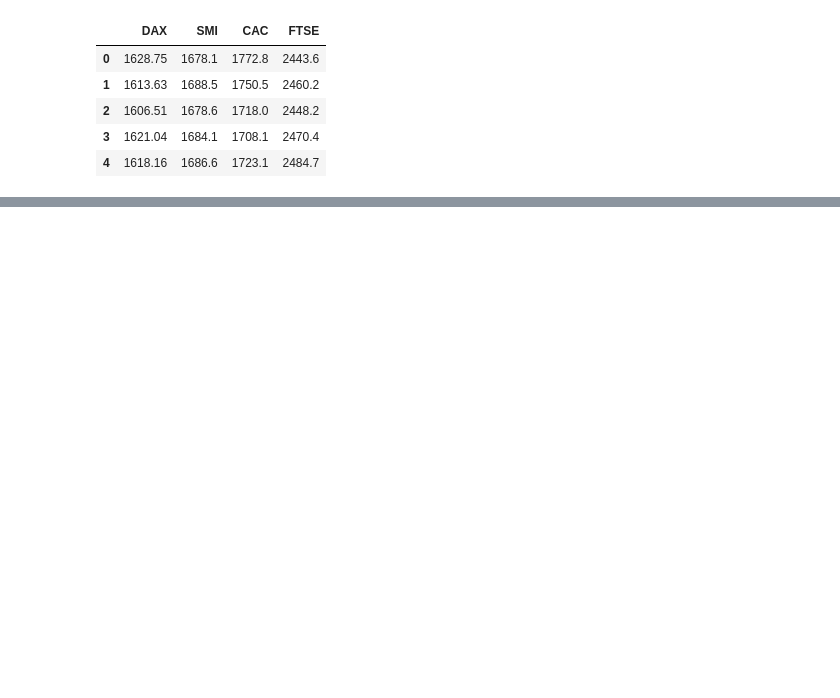
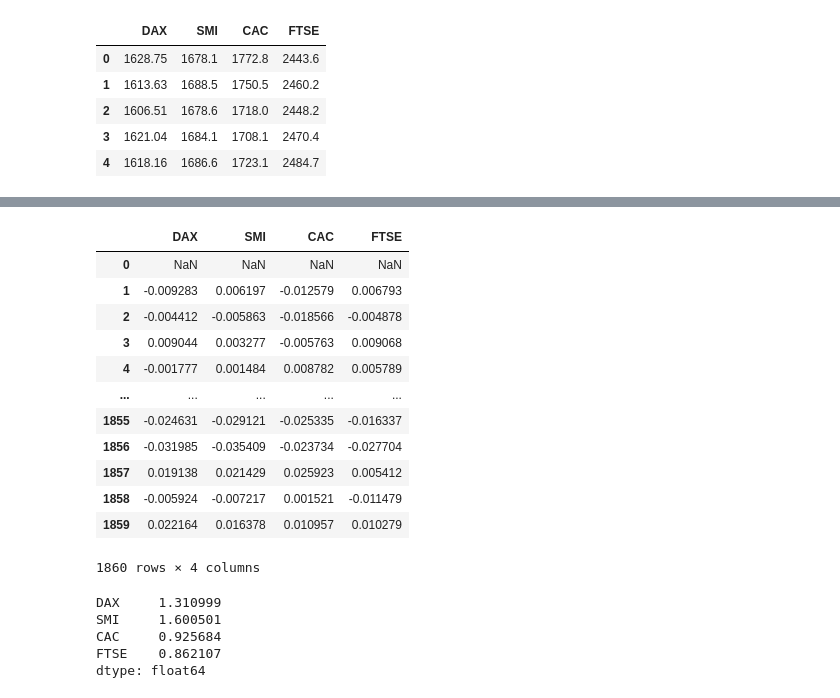
Before and after one commit to BenSerg/ML-labs-polytech, a Jupyter notebook: Regression/task5.ipynb, the cells around one changed output, grey strips where cells are left out. Cells and saved outputs as stored; diff of their text form; code cells hidden in the pictures; blank space fills up the shorter version.

```diff
--- a/Regression/task5.ipynb
+++ b/Regression/task5.ipynb
@@ -33,0 +50,24 @@ for i in df.columns:
+# %%
+df.pct_change()
+# %% [output]
+|  | DAX | SMI | CAC | FTSE |
+| 0 | NaN | NaN | NaN | NaN |
+| 1 | -0.009283 | 0.006197 | -0.012579 | 0.006793 |
+| 2 | -0.004412 | -0.005863 | -0.018566 | -0.004878 |
+| 3 | 0.009044 | 0.003277 | -0.005763 | 0.009068 |
+| 4 | -0.001777 | 0.001484 | 0.008782 | 0.005789 |
+| ... | ... | ... | ... | ... |
+| 1855 | -0.024631 | -0.029121 | -0.025335 | -0.016337 |
+| 1856 | -0.031985 | -0.035409 | -0.023734 | -0.027704 |
+| 1857 | 0.019138 | 0.021429 | 0.025923 | 0.005412 |
+| 1858 | -0.005924 | -0.007217 | 0.001521 | -0.011479 |
+| 1859 | 0.022164 | 0.016378 | 0.010957 | 0.010279 |
+1860 rows × 4 columns
+# %%
+df.pct_change().sum()
+# %% [output]
+DAX     1.310999
+SMI     1.600501
+CAC     0.925684
+FTSE    0.862107
+dtype: float64
```
Also changed, not shown: parts of 3 cells of this notebook, 8 other files.
